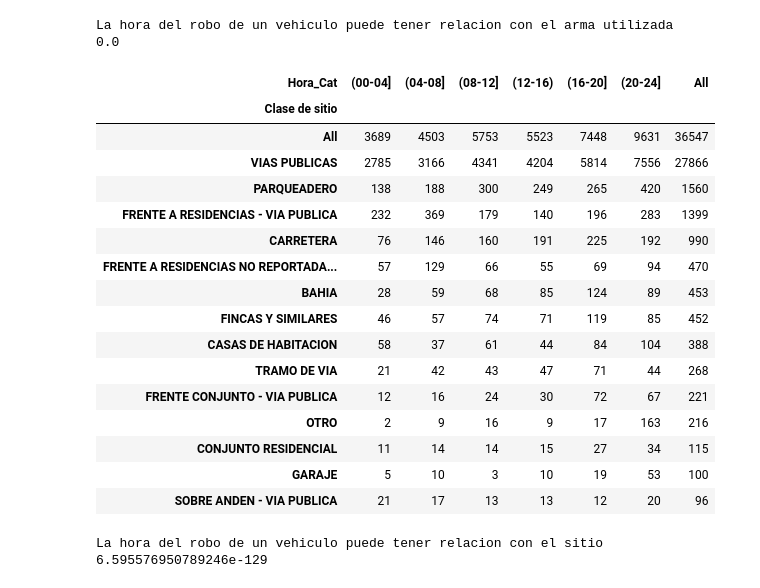
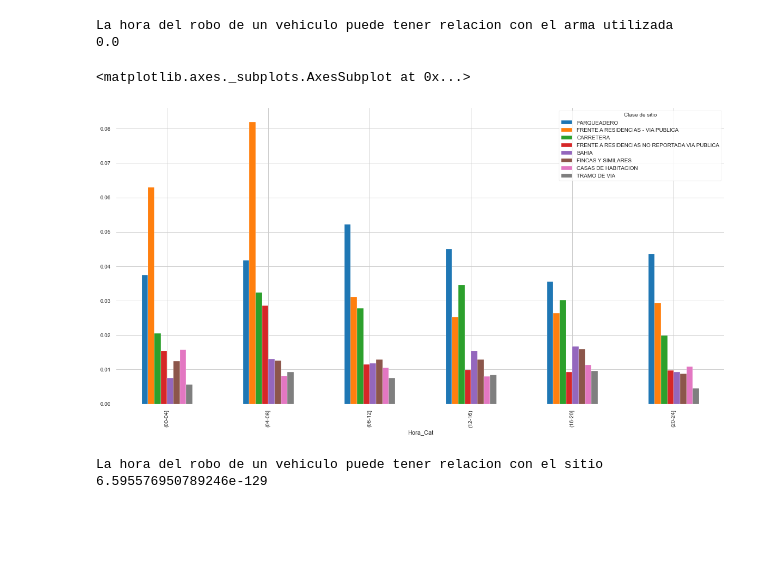
Before and after one commit to omalagon/cda-hurtos-colombia, a Jupyter notebook: Hurtos.ipynb, the cells around one changed output. Cells and saved outputs as stored; diff of their text form; code cells hidden in the pictures; blank space fills up the shorter version.

```diff
--- a/Hurtos.ipynb
+++ b/Hurtos.ipynb
@@ -217,27 +217,15 @@ La hora del robo de un vehiculo puede tener relacion con el arma utilizada
 0.0
 # %%
 # Hora, Sitio
-df_hurtos_hora_sitio_c = pd.crosstab(index=df_hurtos["Clase de sitio"],columns=df_hurtos["Hora_Cat"],margins=True)
-df_hurtos_hora_sitio_top = df_hurtos_hora_sitio_c.sort_values("All", ascending=False).head(15)
-df_hurtos_hora_sitio_top
+df_hurtos_hora_sitio_c = pd.crosstab(index=df_hurtos["Hora_Cat"],columns=df_hurtos["Clase de sitio"],margins=True)
+#df_hurtos_hora_sitio_top = df_hurtos_hora_sitio_c.sort_values("All", ascending=False).head(15)
+df_hurtos_hora_sitio_top = df_hurtos_hora_sitio_c.T.sort_values("All", ascending=False).iloc[:10].T
+df_hurtos_hora_sitio_top = df_hurtos_hora_sitio_top.div(df_hurtos_hora_sitio_top["All"],axis=0).drop("All",axis=1).drop("All",axis=0)
-# %% [output]
-| Hora_Cat | (00-04] | (04-08] | (08-12] | (12-16) | (16-20] | (20-24] | All |
-| Clase de sitio |  |  |  |  |  |  |  |
-| All | 3689 | 4503 | 5753 | 5523 | 7448 | 9631 | 36547 |
-| VIAS PUBLICAS | 2785 | 3166 | 4341 | 4204 | 5814 | 7556 | 27866 |
-| PARQUEADERO | 138 | 188 | 300 | 249 | 265 | 420 | 1560 |
-| FRENTE A RESIDENCIAS - VIA PUBLICA | 232 | 369 | 179 | 140 | 196 | 283 | 1399 |
-| CARRETERA | 76 | 146 | 160 | 191 | 225 | 192 | 990 |
-| FRENTE A RESIDENCIAS NO REPORTADA... | 57 | 129 | 66 | 55 | 69 | 94 | 470 |
-| BAHIA | 28 | 59 | 68 | 85 | 124 | 89 | 453 |
-| FINCAS Y SIMILARES | 46 | 57 | 74 | 71 | 119 | 85 | 452 |
-| CASAS DE HABITACION | 58 | 37 | 61 | 44 | 84 | 104 | 388 |
-| TRAMO DE VIA | 21 | 42 | 43 | 47 | 71 | 44 | 268 |
-| FRENTE CONJUNTO - VIA PUBLICA | 12 | 16 | 24 | 30 | 72 | 67 | 221 |
-| OTRO | 2 | 9 | 16 | 9 | 17 | 163 | 216 |
-| CONJUNTO RESIDENCIAL | 11 | 14 | 14 | 15 | 27 | 34 | 115 |
-| GARAJE | 5 | 10 | 3 | 10 | 19 | 53 | 100 |
-| SOBRE ANDEN - VIA PUBLICA | 21 | 17 | 13 | 13 | 12 | 20 | 96 |
+# %%
+df_hurtos_hora_sitio_top.iloc[:,1:].plot(kind='bar',figsize=(20,10),legend=True)
+# %% [output]
+<matplotlib.axes._subplots.AxesSubplot at 0x...>
+[figure, added]
 # %%
 chi2, p, dof, ex =chi2_contingency(df_hurtos_hora_sitio_c)
 
```
Also changed, not shown: parts of 12 cells of this notebook, 1 other file.
